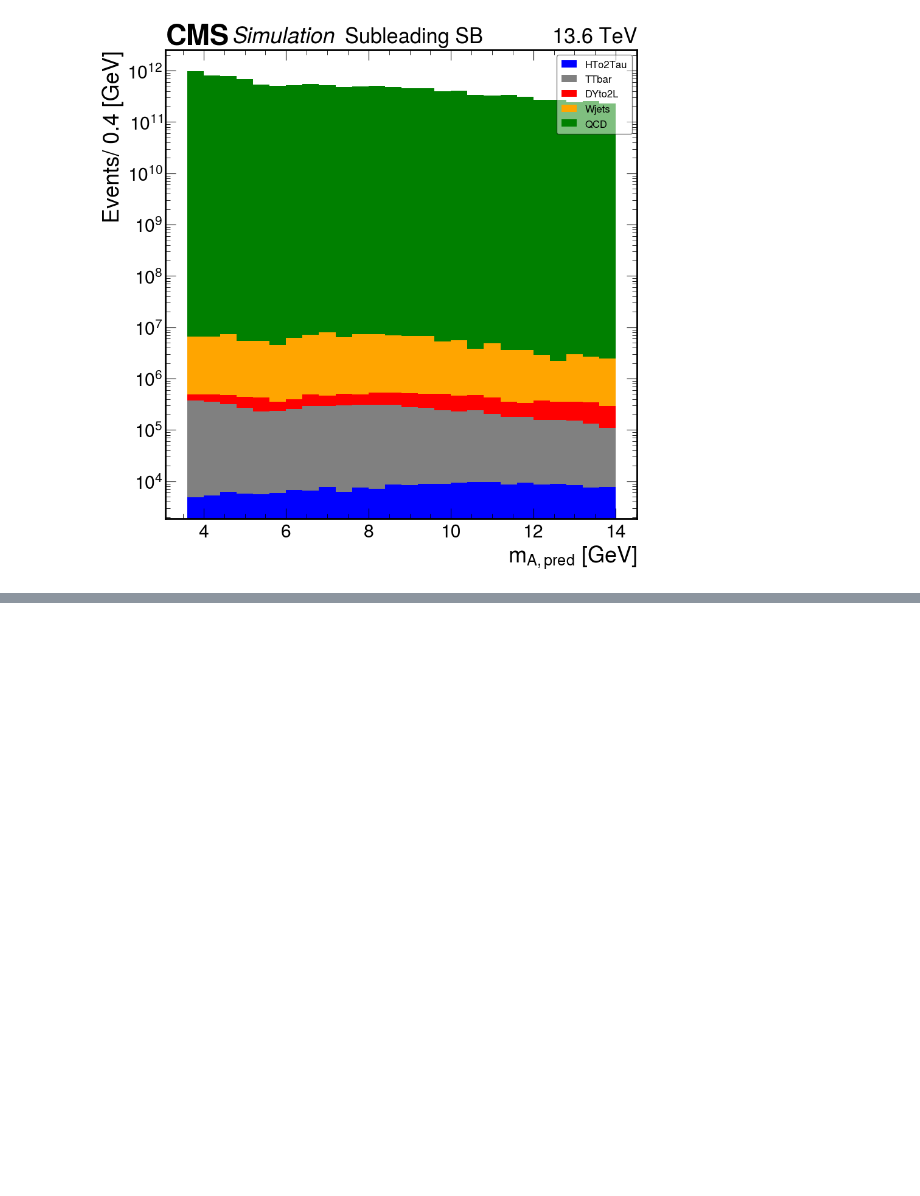
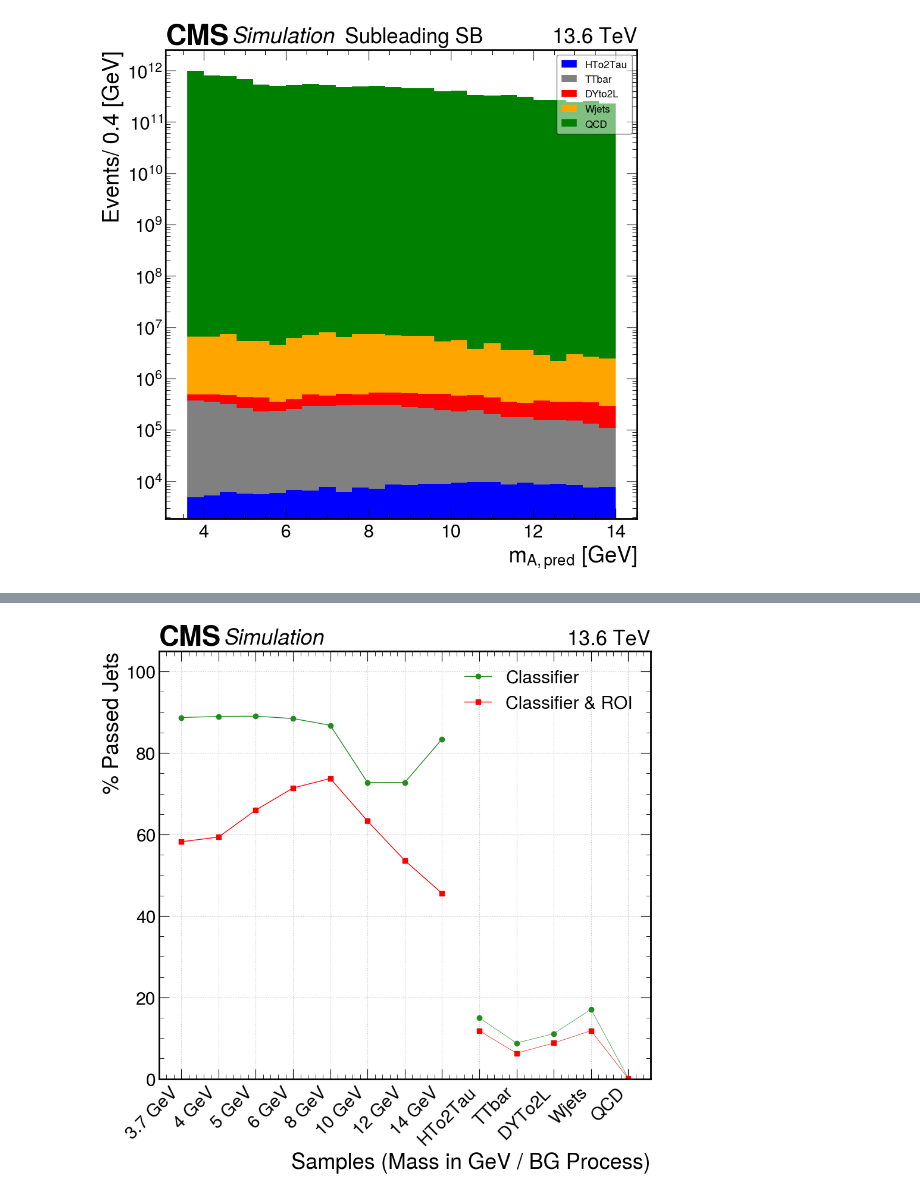
Before and after one commit to bhbam/H_AA_CLuster_jupyter_notebooks, a Jupyter notebook: plot_stack_all.ipynb, the cells around one changed output, grey strips where cells are left out. Saved outputs shown, nothing was run; the diff lists cells and outputs as text; code cells hidden in the pictures; blank space fills up the shorter version.

```diff
--- a/plot_stack_all.ipynb
+++ b/plot_stack_all.ipynb
@@ -1103,0 +1101,56 @@ len(m_leading)----------------------- 67
+# %%
+out_dir='../analysis_run3/AN_Note_Plot/stack_plots_after_classifier'
+if not os.path.isdir(out_dir):
+    os.makedirs(out_dir)
+# --- Data Extraction ---
+# Signal Mass Points (GeV) followed by background names
+signal_mass = np.array([3.7, 4, 5, 6, 8, 10, 12, 14, 'HTo2Tau', 'TTbar', 'DYTo2L', 'Wjets', 'QCD'])
+
+# Signal and Background Efficiencies (%)
+sig_pass_05 = np.array([88.71, 88.97, 89.04, 88.45, 86.81, 72.75, 72.75, 83.41, 14.99, 8.79, 11.12, 17.08, 0.13])
+sig_pass_roi = np.array([58.21, 59.36, 65.99, 71.40, 73.75, 63.30, 53.61, 45.53, 11.83, 6.28, 8.81, 11.83, 0.08])
+
+dpi_ = 100
+save = False
+
+# --- Plotting ---
+fig, ax = plt.subplots(dpi=dpi_)
+
+# 1. Plot Signal Only (Indices 0 to 7)
+plt.plot(signal_mass[:8], sig_pass_05[:8], marker='o', color='forestgreen', linewidth=1, rasterized=True, label='Classifier')
+plt.plot(signal_mass[:8], sig_pass_roi[:8], marker='s', color='red', linewidth=1, rasterized=True, label='Classifier & ROI')
+
+# 2. Plot Background Only (Indices 8 onwards) - disconnected from signal, no labels to avoid legend duplication
+plt.plot(signal_mass[8:], sig_pass_05[8:], marker='o', color='forestgreen', linewidth=0.5, rasterized=True)
+plt.plot(signal_mass[8:], sig_pass_roi[8:], marker='s', color='red', linewidth=0.5, rasterized=True)
+
+plt.ylabel('% Passed Jets')
+plt.xlabel('Samples (Mass in GeV / BG Process)')
+plt.legend(loc='upper right')
+plt.grid()
+plt.ylim(0, 105)
+
+# Format x-axis labels correctly even when typecast as strings by numpy
+all_ticks = list(signal_mass)
+plt.xticks(range(len(all_ticks)))
+
+
+def format_label(m):
+    try:
+        float(m)
+        return f"{m} GeV"
+    except ValueError:
+        return m
+
+
+ax.set_xticklabels([format_label(m) for m in all_ticks], rotation=45, ha='right')
+
+hep.cms.label(llabel="Simulation", rlabel="13.6 TeV", loc=0, ax=ax)
+plt.tight_layout()
+
+if save:
+    plt.savefig(f'{out_dir}/signal_background_classifier_roi_efficiency_jet_level.pdf', bbox_inches='tight', dpi=200, facecolor="w")
+
+plt.show()
+# %% [output]
+[figure, added]
```
Also changed, not shown: parts of 8 cells of this notebook.
